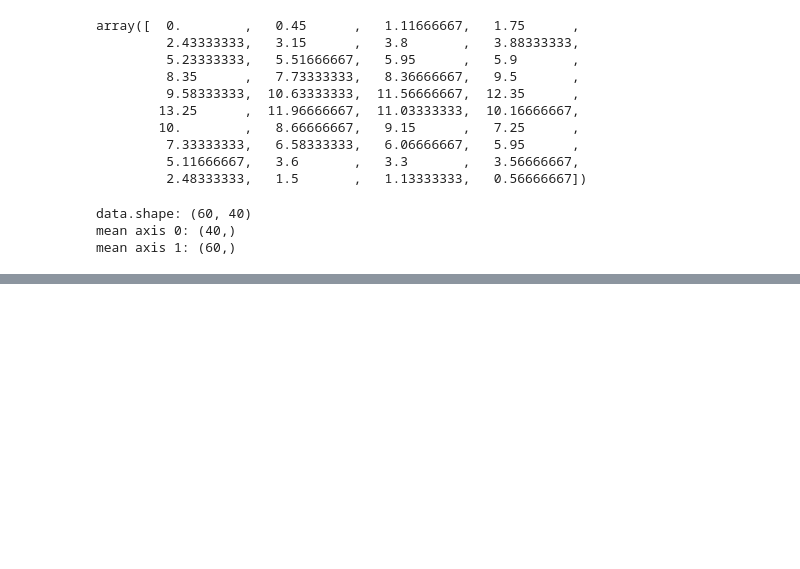
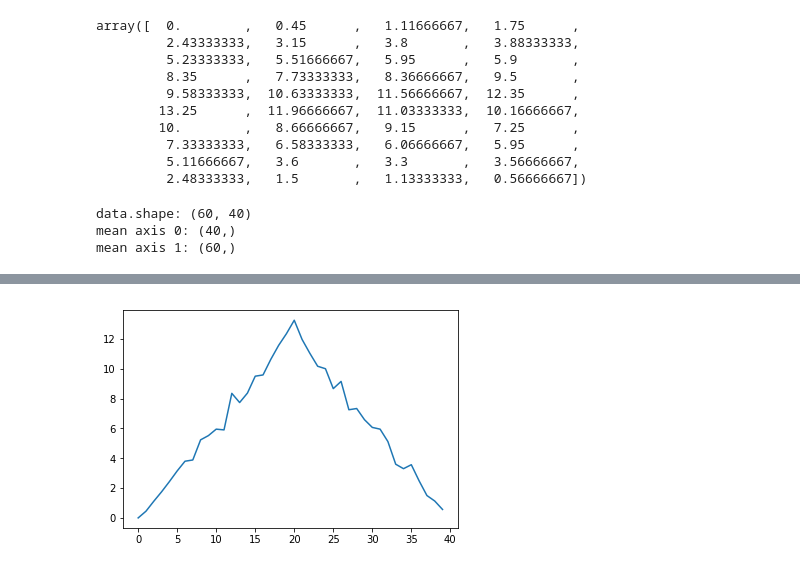
Before and after one commit to eugriner/python-novice-inflammation, a Jupyter notebook: data/Lesson1.ipynb, the cells around one changed output, grey strips where cells are left out. Cells and saved outputs as stored; diff of their text form; code cells hidden in the pictures; blank space fills up the shorter version.

```diff
--- a/data/Lesson1.ipynb
+++ b/data/Lesson1.ipynb
@@ -287,0 +305,6 @@ mean axis 1: (60,)
+# %%
+ave_plot = matplotlib.pyplot.plot(ave_inflammation)
+matplotlib.pyplot.show()
+matplotlib.pyplot.savefig("ave_plot.png")
+# %% [output]
+[figure, added]
```
Also changed, not shown: parts of 8 cells of this notebook, 3 other files.
